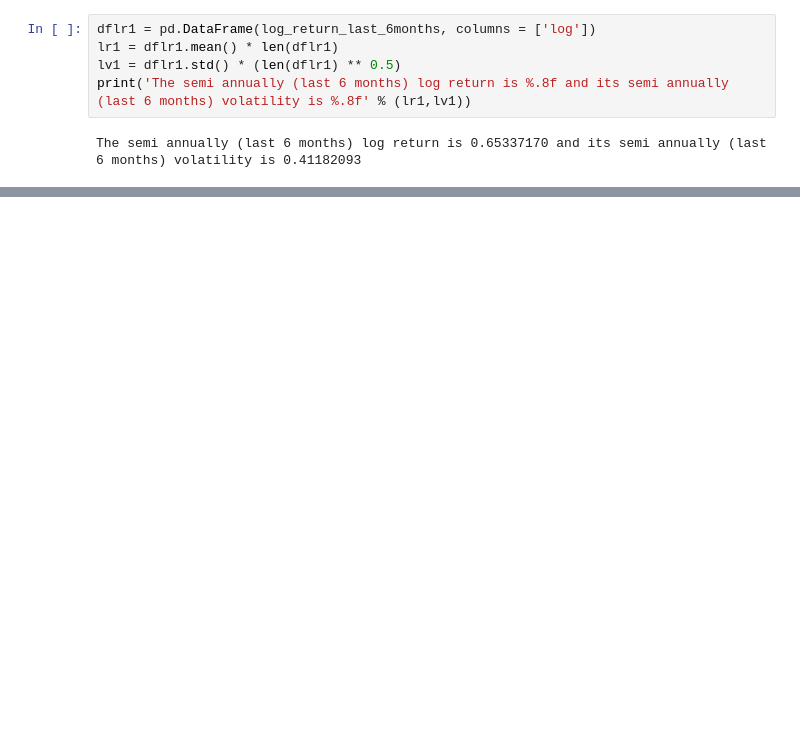
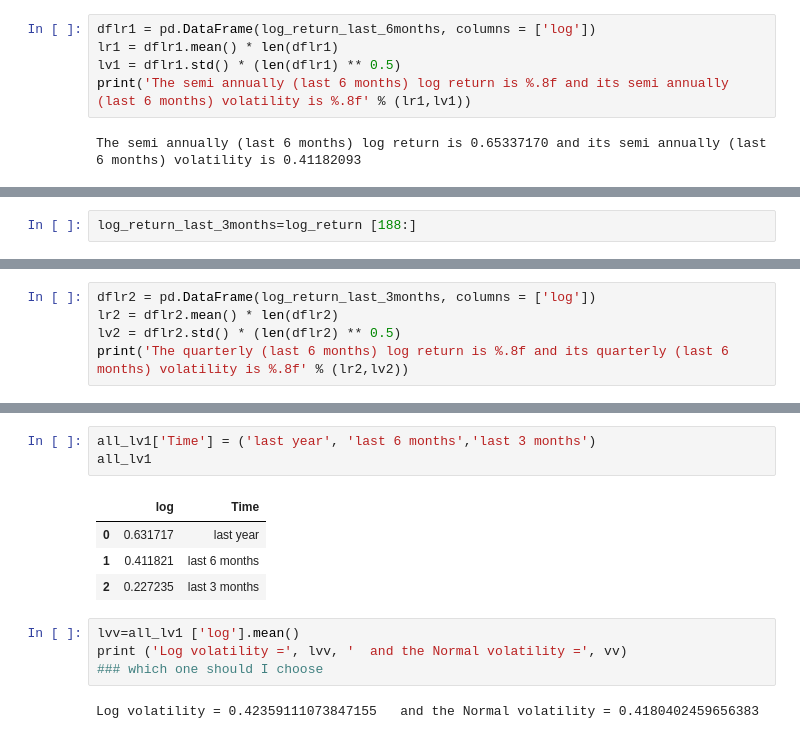
Before and after one commit to abdul-dado/Computational-Methods-for-Finance-CW, a Jupyter notebook: CW part1.ipynb, the cells around one changed output, grey strips where cells are left out. Drawn from its saved outputs; the diff is of its cells as text; blank space fills up the shorter version.

```diff
--- a/CW part1.ipynb
+++ b/CW part1.ipynb
@@ -496,0 +346,2 @@ all_nr
+# %%
+log_return_last_3months=log_return [188:]
@@ -496,0 +363,5 @@ all_nr
+# %%
+dflr2 = pd.DataFrame(log_return_last_3months, columns = ['log'])
+lr2 = dflr2.mean() * len(dflr2)
+lv2 = dflr2.std() * (len(dflr2) ** 0.5)
+print('The quarterly (last 6 months) log return is %.8f and its quarterly (last 6 months) volatility is %.8f' % (lr2,lv2))
@@ -496,0 +388,14 @@ all_nr
+# %%
+all_lv1['Time'] = ('last year', 'last 6 months','last 3 months')
+all_lv1
+# %% [output]
+|  | log | Time |
+| 0 | 0.631717 | last year |
+| 1 | 0.411821 | last 6 months |
+| 2 | 0.227235 | last 3 months |
+# %%
+lvv=all_lv1 ['log'].mean()
+print ('Log volatility =', lvv, '  and the Normal volatility =', vv)
+### which one should I choose
+# %% [output]
+Log volatility = 0.42359111073847155   and the Normal volatility = 0.4180402459656383
```
Also changed, not shown: parts of 35 cells of this notebook.
